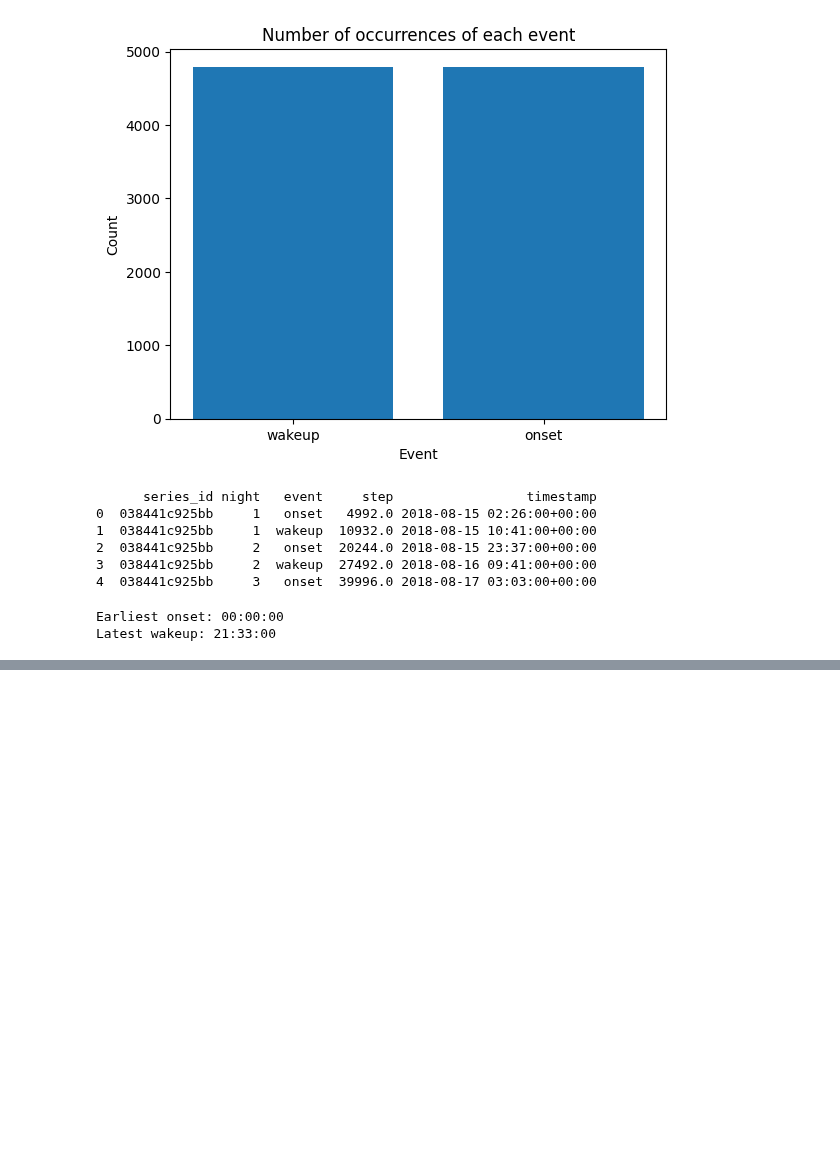
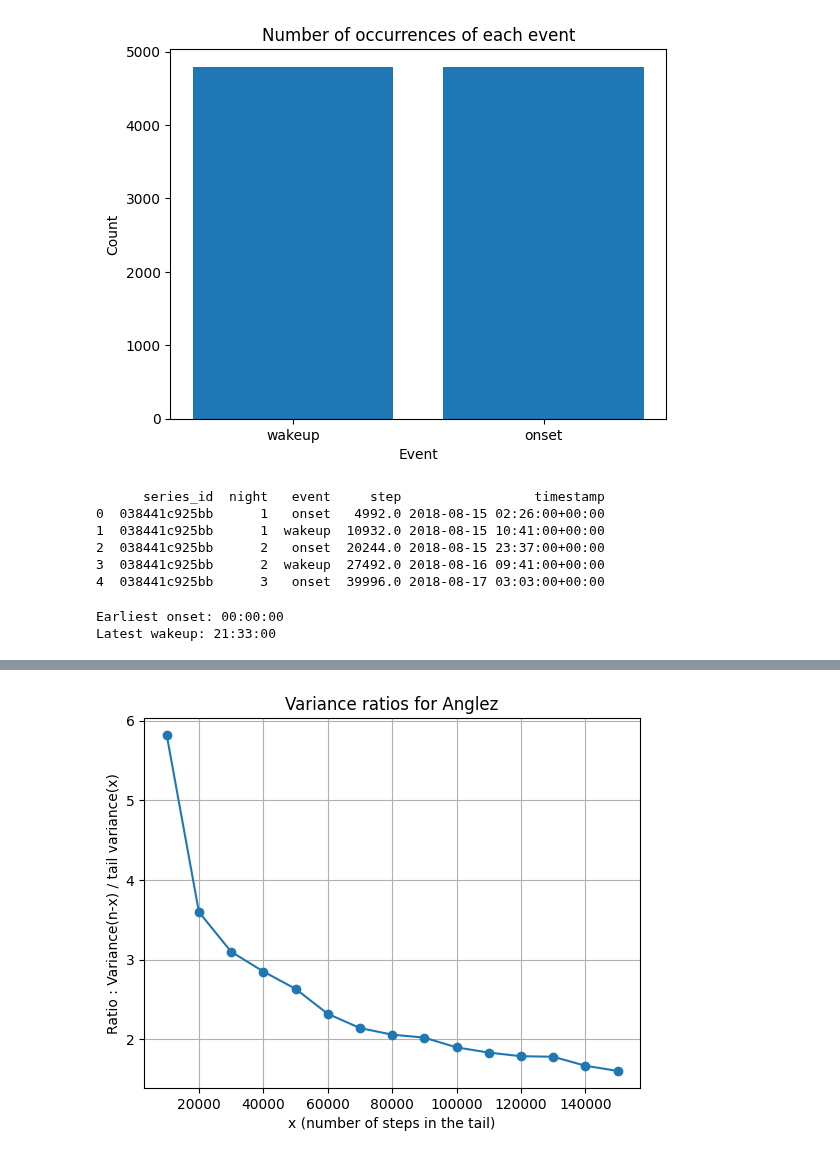
Before and after one commit to theo-serralta/sleep-states, a Jupyter notebook: src/descriptive_statistics_eliott.ipynb, the cells around one changed output, grey strips where cells are left out. Drawn from its saved outputs; the diff is of its cells as text; code cells hidden in the pictures; blank space fills up the shorter version.

```diff
--- a/src/descriptive_statistics_eliott.ipynb
+++ b/src/descriptive_statistics_eliott.ipynb
@@ -253,0 +261,2 @@ plt.show()
+# %%
+train_data = dd.read_parquet('../input/child-mind-institute-detect-sleep-states/train_series.parquet', engine='pyarrow')
@@ -253,0 +296,27 @@ plt.show()
+# %%
+# tail lengths
+x_values = np.arange(10000, 150001, 10000)
+variable = "anglez"
+variance_ratios = []
+
+# Run function for each id
+ids = train_data['series_id'].unique().compute()
+
+# Calculate ratios for each participant
+for series_id in ids:
+    ratios_for_id = process_series_id(series_id, variable)
+    if ratios_for_id:
+        variance_ratios.append(ratios_for_id)
+
+# Ratios mean
+mean_ratios = np.nanmean(variance_ratios, axis=0)
+
+# Plot ratios
+plt.plot(x_values, mean_ratios, marker='o')
+plt.xlabel('x (number of steps in the tail)')
+plt.ylabel('Ratio : Variance(n-x) / tail variance(x)')
+plt.title('Variance ratios for Anglez')
+plt.grid(True)
+plt.show()
+# %% [output]
+[figure, added]
```
Also changed, not shown: parts of 11 cells of this notebook, 1 other file.
